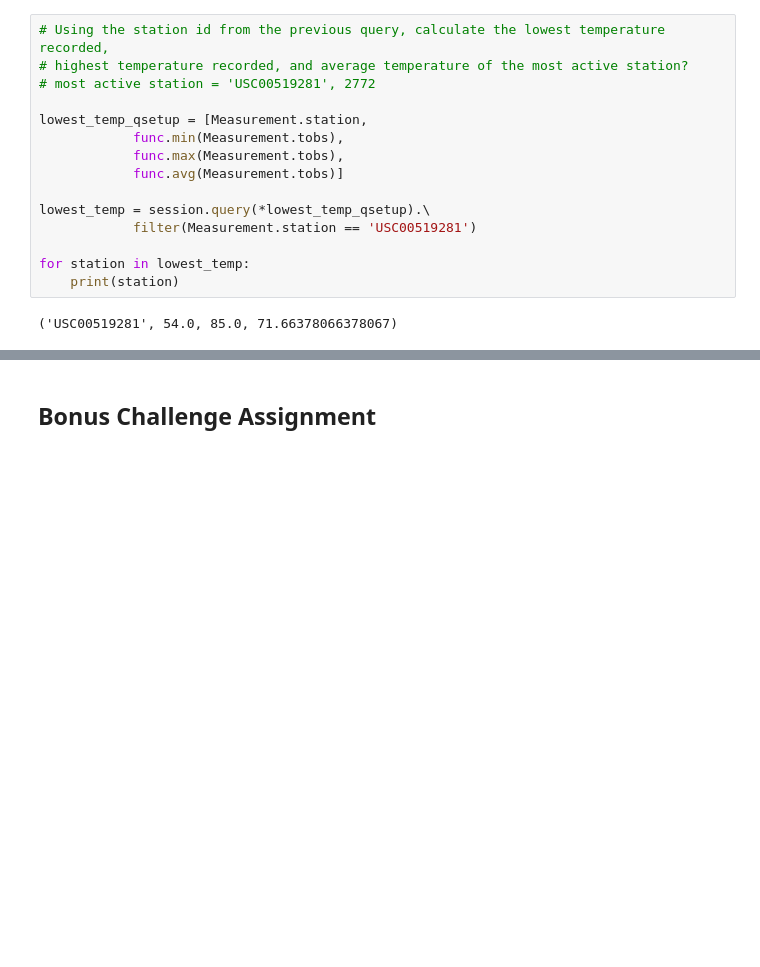
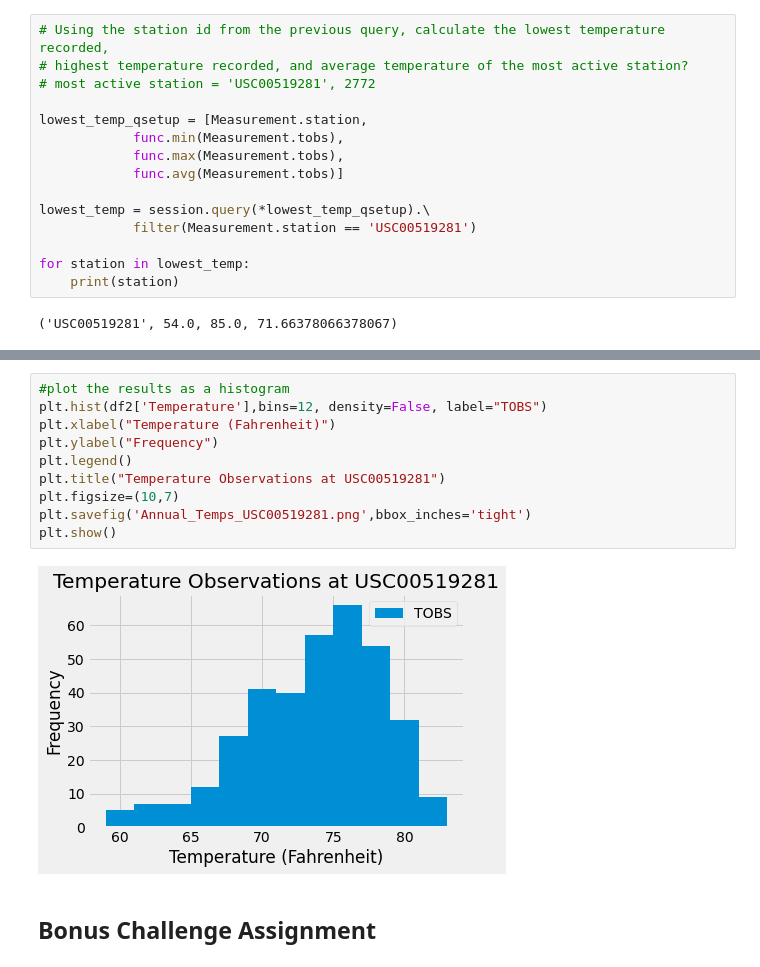
Before and after one commit to FaresKazemi/sqlalchemy-challenge, a Jupyter notebook: climate_starter.ipynb, the cells around one changed output, grey strips where cells are left out. Cells and saved outputs as stored; diff of their text form; blank space fills up the shorter version.

```diff
--- a/climate_starter.ipynb
+++ b/climate_starter.ipynb
@@ -203,3 +254,15 @@ for station in lowest_temp:
+# %%
+#plot the results as a histogram
+plt.hist(df2['Temperature'],bins=12, density=False, label="TOBS")
+plt.xlabel("Temperature (Fahrenheit)")
+plt.ylabel("Frequency")
+plt.legend()
+plt.title("Temperature Observations at USC00519281")
+plt.figsize=(10,7)
+plt.savefig('Annual_Temps_USC00519281.png',bbox_inches='tight')
+plt.show()
+# %% [output]
+[figure, added]
 # %% [markdown]
 ## Bonus Challenge Assignment
 # %%
```
Also changed, not shown: parts of 14 cells of this notebook, 4 other files.
